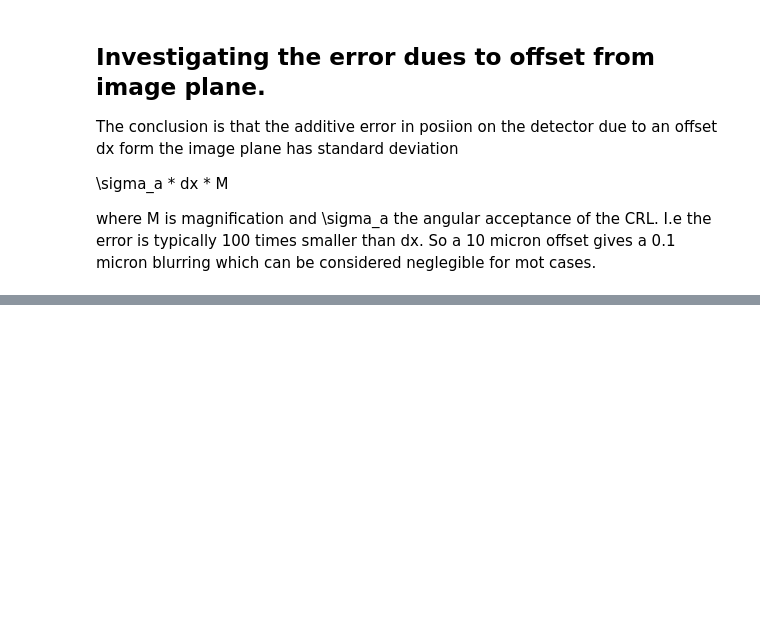
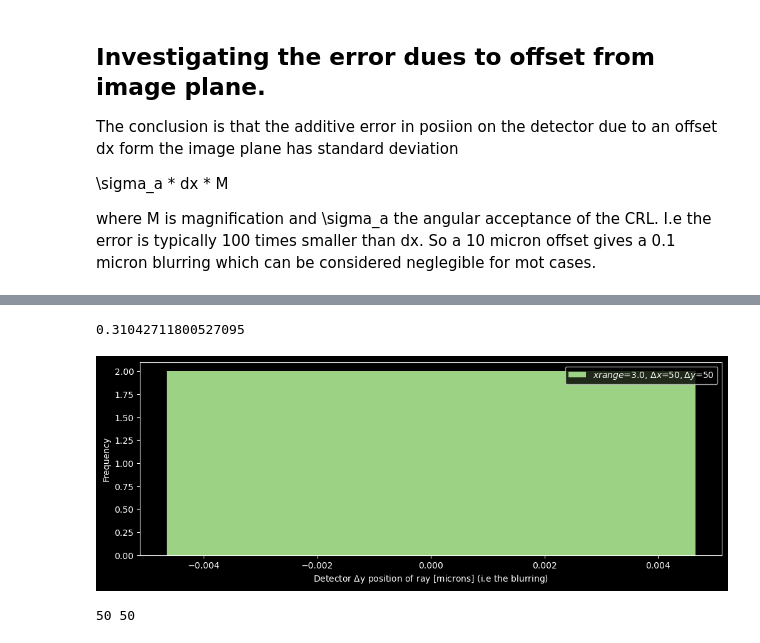
Before and after one commit to AxelHenningsson/darkmod, a Jupyter notebook: sandbox/out_of_image_plane.ipynb, the cells around one changed output, grey strips where cells are left out. Saved outputs shown, nothing was run; the diff lists cells and outputs as text; code cells hidden in the pictures; blank space fills up the shorter version.

```diff
--- a/sandbox/out_of_image_plane.ipynb
+++ b/sandbox/out_of_image_plane.ipynb
@@ -90,0 +106,15 @@ plt.show()
+# %%
+# we assume some resonable angular gaussian distirbution.
+std = 0.000310427118005271
+delta_xs = np.linspace(-1.5, 1.5, 200) + 50
+ypos = np.zeros_like(delta_xs)
+
+alpha = std
+for i in range(len(delta_xs)):
+
+    # we create some rays.
+    rays = np.array([ys, alpha])
+    D1[0,1] = d1 + delta_xs[i]
+    # propagate these to the detector
+    ray_final = (D2 @ M_N @ D1) @ rays
+    ypos[i] =  ray_final[0]
@@ -90,0 +135,14 @@ plt.show()
+# %%
+# lets see what the blurring looks like
+plt.figure(figsize=(12,4))
+plt.hist((ypos-ypos.mean()), bins=100, color=(156/255, 210/255, 131/255), label='$x range$='+str(delta_xs.max()-delta_xs.min())+', $\Delta x$='+str(delta_x)+'$, \Delta y$='+str(ys))
+print(crl.magnification*alpha*100)
+plt.ylabel('Frequency')
+plt.xlabel('Detector $\Delta$y position of ray [microns] (i.e the blurring)')
+plt.legend()
+plt.show()
+print(delta_x, ys)
+# %% [output]
+0.31042711800527095
+[figure, added]
+50 50
```
Also changed, not shown: parts of 10 cells of this notebook, 17 other files.
